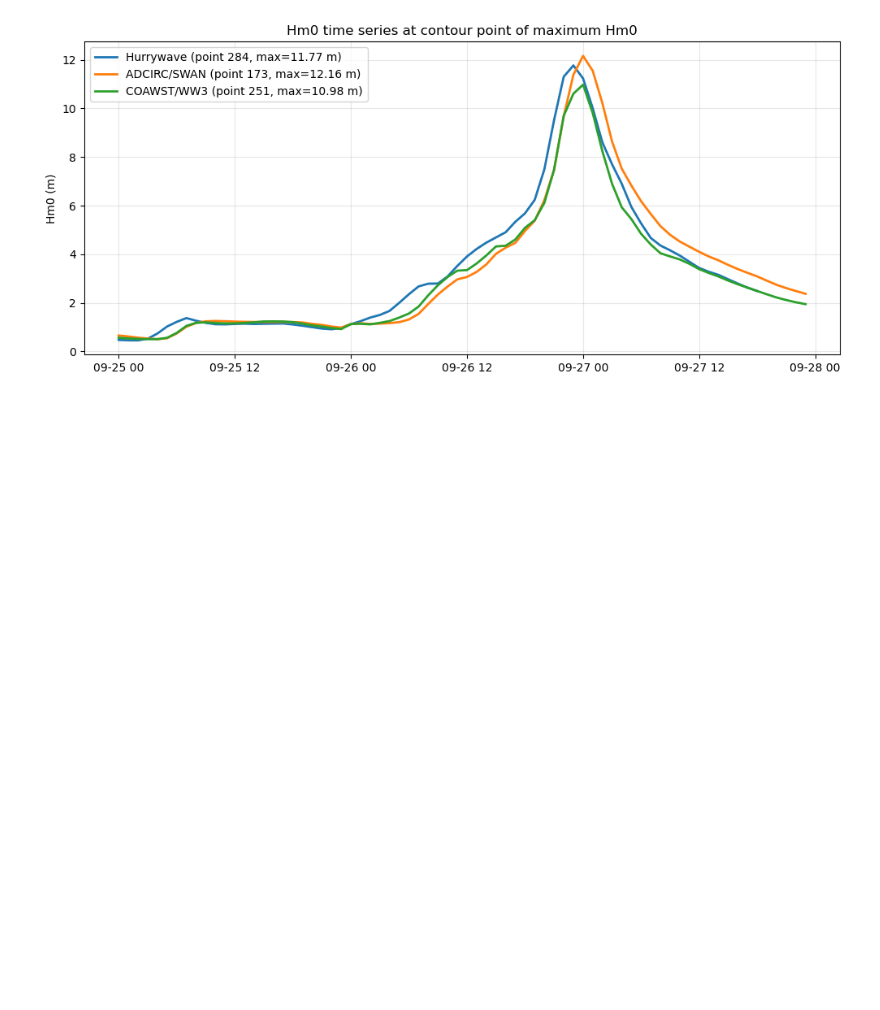
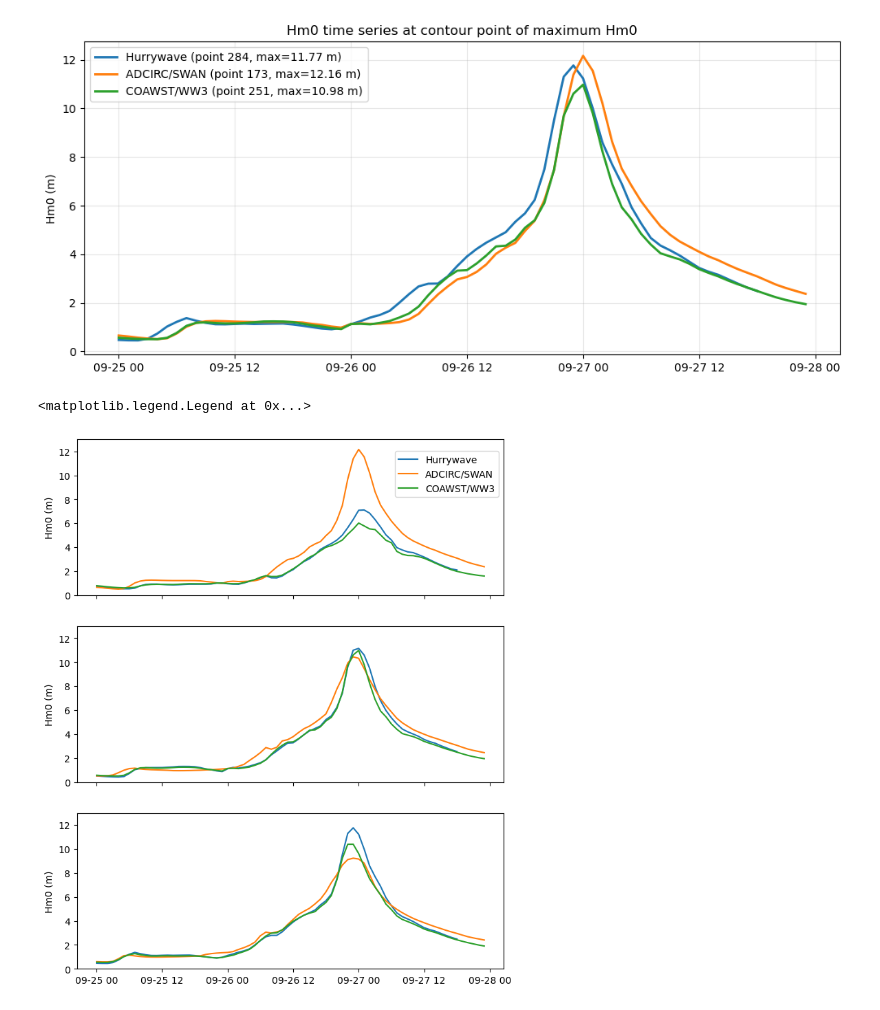
Before and after one commit to csherwood-usgs/NOPP_comparison, a Jupyter notebook: extract_all3_eflux.ipynb, the cells around one changed output. Drawn from its saved outputs; the diff is of its cells as text; code cells hidden in the pictures; blank space fills up the shorter version.

```diff
--- a/extract_all3_eflux.ipynb
+++ b/extract_all3_eflux.ipynb
@@ -476,3 +484,25 @@ ax.legend()
 plt.show()
 # %% [output]
 [figure]
+# %%
+icp = [173, 251, 284]
+fig, ax = plt.subplots(3,1,figsize=(8,10), sharex=True)
+ax[0].plot( ds_hw_t['time'].values, ds_hw_t['hm0'].values[:, icp[0]], label='Hurrywave' )
+ax[0].plot( ds_ad_t['time'].values, ds_ad_t['hm0'].values[:, icp[0]], label='ADCIRC/SWAN' )
+ax[0].plot( ds_cw_t['time'].values, ds_cw_t['hm0'].values[:, icp[0]], label='COAWST/WW3' )
+ax[0].set_ylabel("Hm0 (m)")
+ax[0].set_ylim( 0, 13)
+ax[1].plot( ds_hw_t['time'].values, ds_hw_t['hm0'].values[:, icp[1]] )
+ax[1].plot( ds_ad_t['time'].values, ds_ad_t['hm0'].values[:, icp[1]] )
+ax[1].plot( ds_cw_t['time'].values, ds_cw_t['hm0'].values[:, icp[1]] )
+ax[1].set_ylabel("Hm0 (m)")
+ax[1].set_ylim( 0, 13)
+ax[2].plot( ds_hw_t['time'].values, ds_hw_t['hm0'].values[:, icp[2]] )
+ax[2].plot( ds_ad_t['time'].values, ds_ad_t['hm0'].values[:, icp[2]] )
+ax[2].plot( ds_cw_t['time'].values, ds_cw_t['hm0'].values[:, icp[2]] )
+ax[2].set_ylabel("Hm0 (m)")
+ax[2].set_ylim( 0, 13)
+fig.legend(loc='upper right', bbox_to_anchor=(.9, .87)) # Position outside the subplots)
+# %% [output]
+<matplotlib.legend.Legend at 0x...>
+[figure, added]
```
Also changed, not shown: parts of 4 cells of this notebook.
